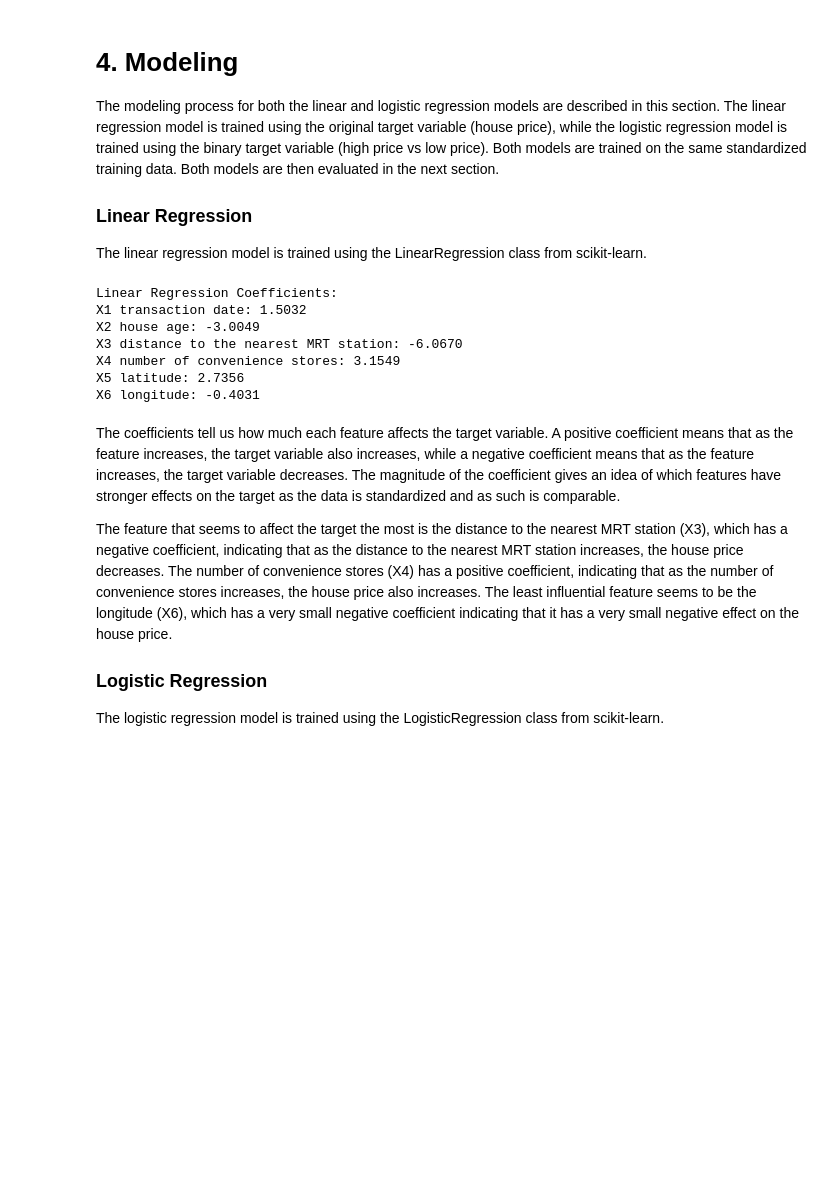
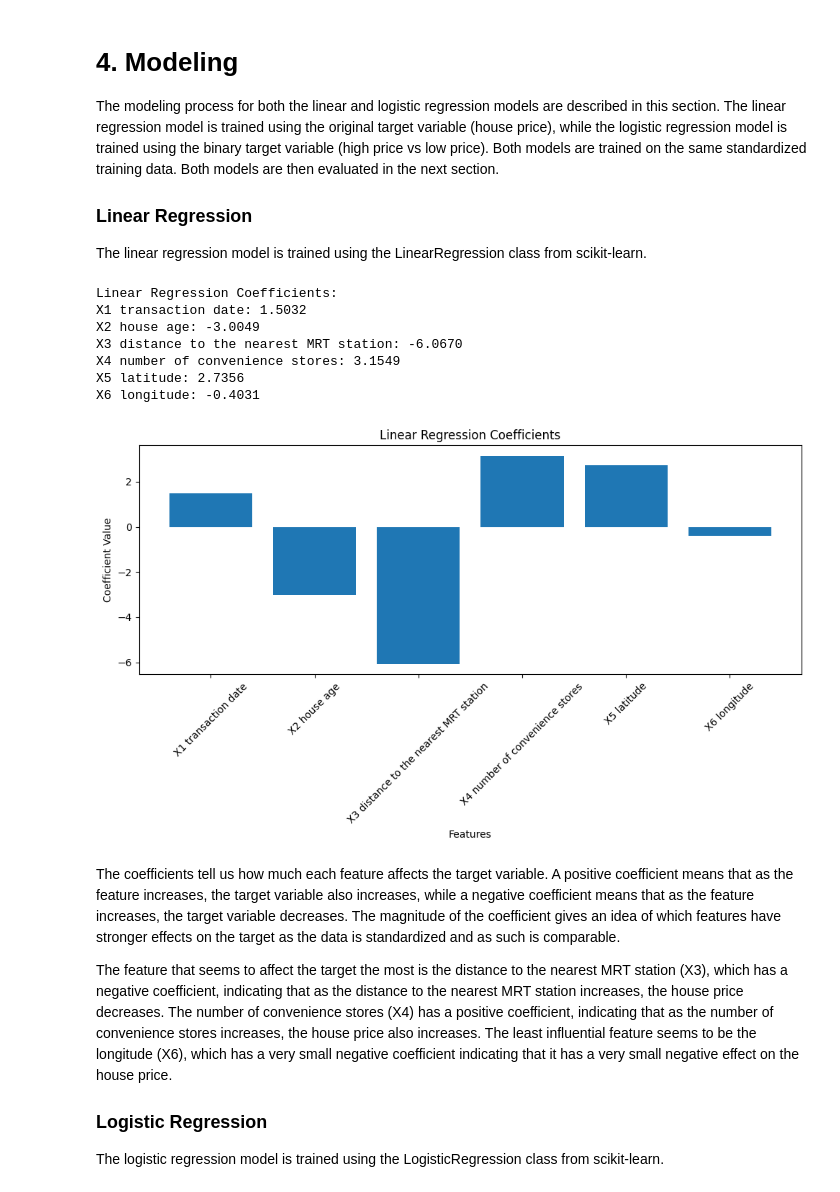
Before and after one commit to nealukumies/data-machinelearning, a Jupyter notebook: linear_logistic_regression.ipynb, the cells around one changed output. Saved outputs shown, nothing was run; the diff lists cells and outputs as text; code cells hidden in the pictures; blank space fills up the shorter version.

Commit message:
model coefficient plots added

```diff
--- a/linear_logistic_regression.ipynb
+++ b/linear_logistic_regression.ipynb
@@ -140,20 +140,31 @@ The linear regression model is trained using the LinearRegression class from sci
 # %%
 # Train the linear regression model
 linear_model = LinearRegression()
 linear_model.fit(X_train_scaled, y_train)
 
 # Trained values of the coefficients
 print("Linear Regression Coefficients:")
 for feature, coef in zip(features, linear_model.coef_):
     print(f"{feature}: {coef:.4f}")
+
+# Visualize the coefficients of the linear regression model
+plt.figure(figsize=(10, 6))
+plt.bar(features, linear_model.coef_)
+plt.xlabel('Features')
+plt.ylabel('Coefficient Value')
+plt.title('Linear Regression Coefficients')
+plt.xticks(rotation=45)
+plt.tight_layout()
+plt.show()
 # %% [output]
 Linear Regression Coefficients:
 X1 transaction date: 1.5032
 X2 house age: -3.0049
 X3 distance to the nearest MRT station: -6.0670
 X4 number of convenience stores: 3.1549
 X5 latitude: 2.7356
 X6 longitude: -0.4031
+[figure, added]
 # %% [markdown]
 The coefficients tell us how much each feature affects the target variable. A positive coefficient means that as the feature increases, the target variable also increases, while a negative coefficient means that as the feature increases, the target variable decreases. The magnitude of the coefficient gives an idea of which features have stronger effects on the target as the data is standardized and as such is comparable.
 
```
Also changed, not shown: parts of 1 cell of this notebook.
